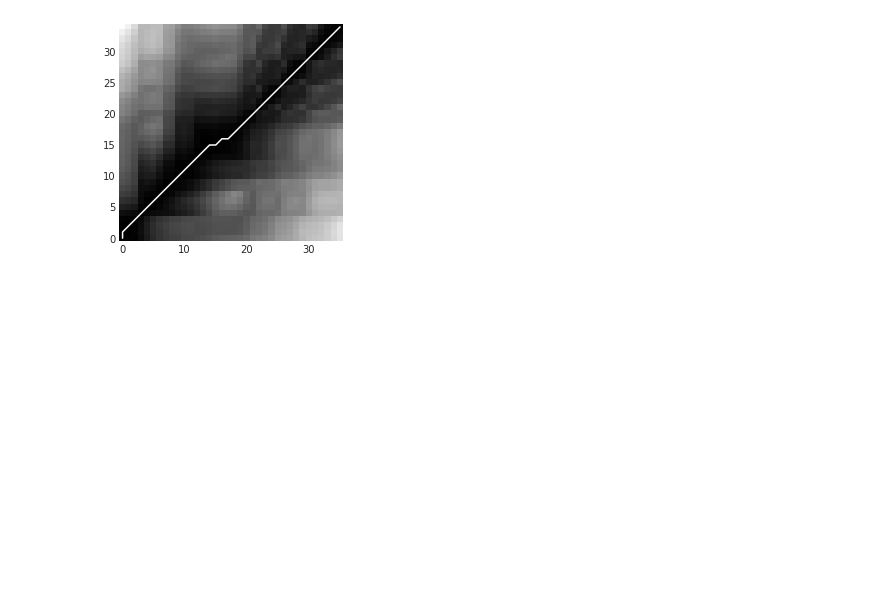
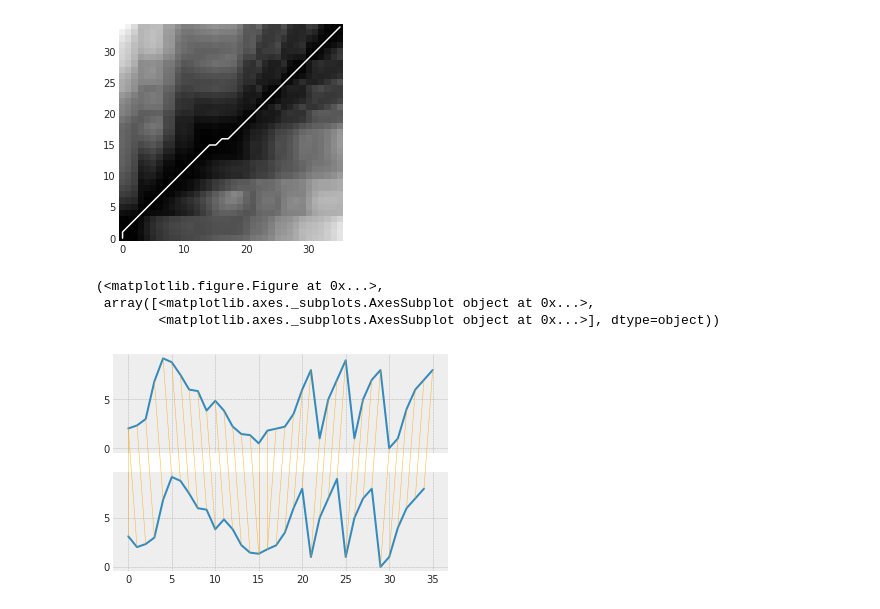
Before and after one commit to ABV-Hub/ShapeDTW-experiments, a Jupyter notebook: DTW.ipynb, the cells around one changed output. Saved outputs shown, nothing was run; the diff lists cells and outputs as text; code cells hidden in the pictures; blank space fills up the shorter version.

```diff
--- a/DTW.ipynb
+++ b/DTW.ipynb
@@ -291,3 +291,14 @@ ylim((-0.5, acc.shape[1]-0.5))
 # %% [output]
 (-0.5, 34.5)
 [figure]
+# %%
+from dtaidistance import dtw
+from dtaidistance import dtw_visualisation as dtwvis
+import numpy as np
+path = dtw.warping_path(t1, t2)
+dtwvis.plot_warping(t1, t2, path, filename="warp.png")
+# %% [output]
+(<matplotlib.figure.Figure at 0x...>,
+ array([<matplotlib.axes._subplots.AxesSubplot object at 0x...>,
+        <matplotlib.axes._subplots.AxesSubplot object at 0x...>], dtype=object))
+[figure, added]
```
Also changed, not shown: parts of 3 cells of this notebook.
